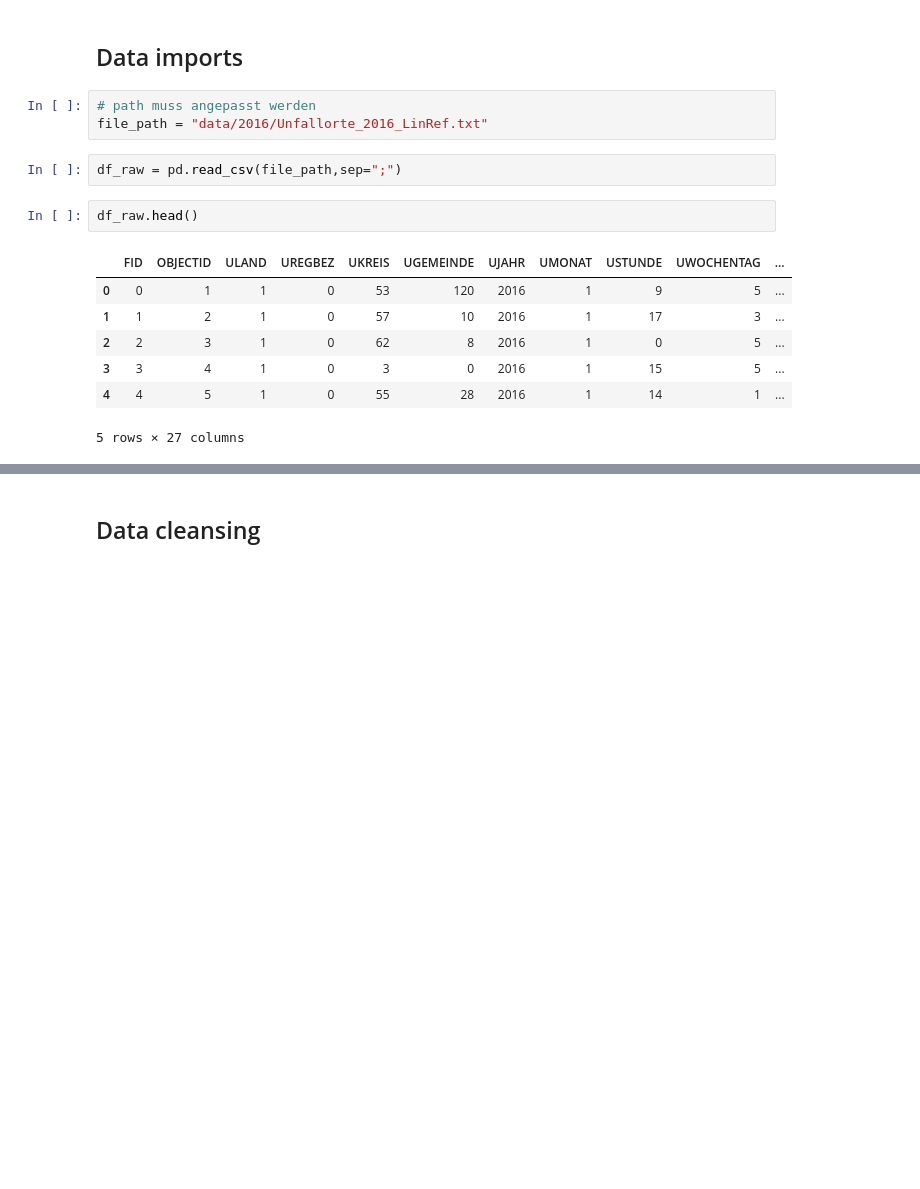
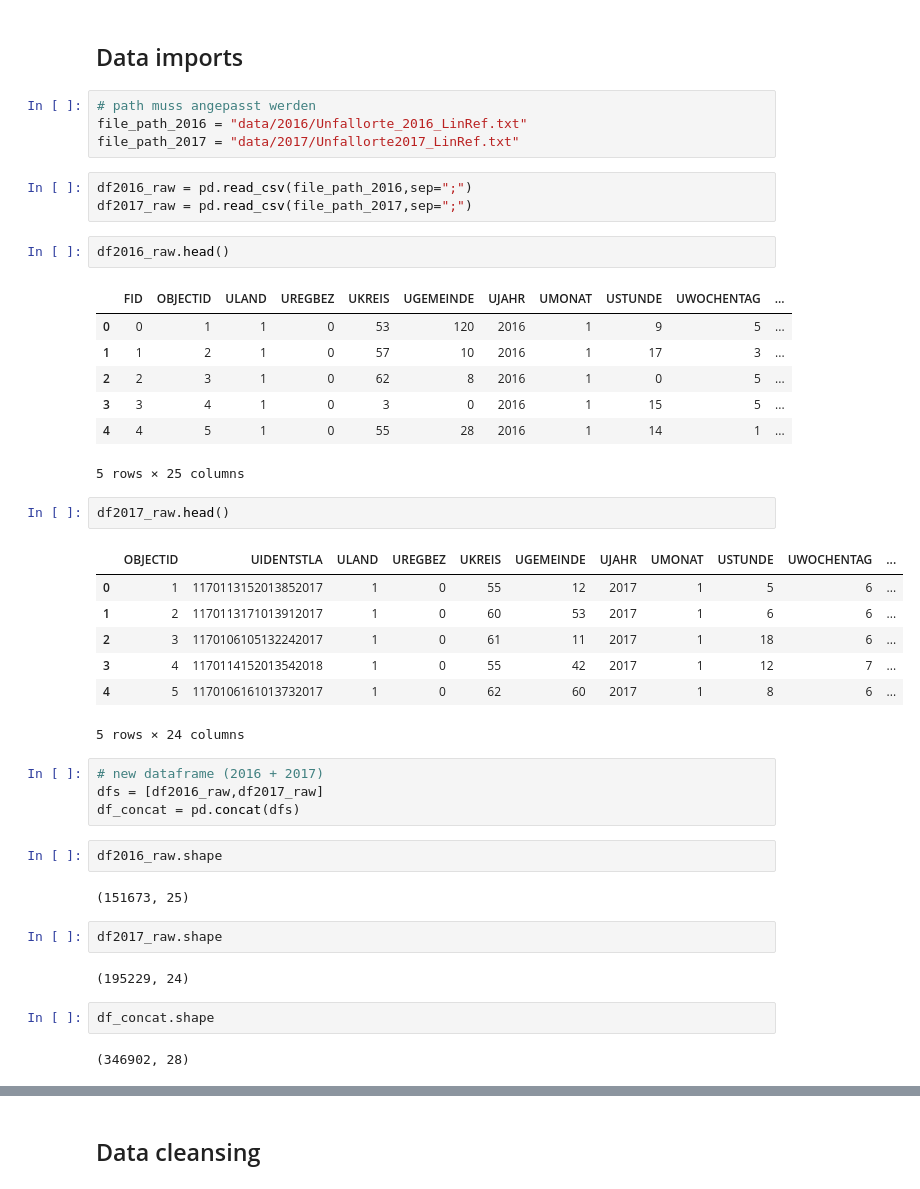
Before and after one commit to NicSch1992/TechLabsHH, a Jupyter notebook: blueprint.ipynb, the cells around one changed output, grey strips where cells are left out. Drawn from its saved outputs; the diff is of its cells as text; blank space fills up the shorter version.

```diff
--- a/blueprint.ipynb
+++ b/blueprint.ipynb
@@ -10,11 +10,13 @@ import seaborn as sns
 ## Data imports
 # %%
 # path muss angepasst werden
-file_path = "data/2016/Unfallorte_2016_LinRef.txt"
+file_path_2016 = "data/2016/Unfallorte_2016_LinRef.txt"
+file_path_2017 = "data/2017/Unfallorte2017_LinRef.txt"
-# %%
-df_raw = pd.read_csv(file_path,sep=";")
+# %%
+df2016_raw = pd.read_csv(file_path_2016,sep=";")
+df2017_raw = pd.read_csv(file_path_2017,sep=";")
 # %%
-df_raw.head()
+df2016_raw.head()
 # %% [output]
 |  | FID | OBJECTID | ULAND | UREGBEZ | UKREIS | UGEMEINDE | UJAHR | UMONAT | USTUNDE | UWOCHENTAG | ... |
 | 0 | 0 | 1 | 1 | 0 | 53 | 120 | 2016 | 1 | 9 | 5 | ... |
@@ -22,4 +24,30 @@ df_raw.head()
 | 2 | 2 | 3 | 1 | 0 | 62 | 8 | 2016 | 1 | 0 | 5 | ... |
 | 3 | 3 | 4 | 1 | 0 | 3 | 0 | 2016 | 1 | 15 | 5 | ... |
 | 4 | 4 | 5 | 1 | 0 | 55 | 28 | 2016 | 1 | 14 | 1 | ... |
-5 rows × 27 columns
+5 rows × 25 columns
+# %%
+df2017_raw.head()
+# %% [output]
+|  | OBJECTID | UIDENTSTLA | ULAND | UREGBEZ | UKREIS | UGEMEINDE | UJAHR | UMONAT | USTUNDE | UWOCHENTAG | ... |
+| 0 | 1 | 1170113152013852017 | 1 | 0 | 55 | 12 | 2017 | 1 | 5 | 6 | ... |
+| 1 | 2 | 1170113171013912017 | 1 | 0 | 60 | 53 | 2017 | 1 | 6 | 6 | ... |
+| 2 | 3 | 1170106105132242017 | 1 | 0 | 61 | 11 | 2017 | 1 | 18 | 6 | ... |
+| 3 | 4 | 1170114152013542018 | 1 | 0 | 55 | 42 | 2017 | 1 | 12 | 7 | ... |
+| 4 | 5 | 1170106161013732017 | 1 | 0 | 62 | 60 | 2017 | 1 | 8 | 6 | ... |
+5 rows × 24 columns
+# %%
+# new dataframe (2016 + 2017)
+dfs = [df2016_raw,df2017_raw]
+df_concat = pd.concat(dfs)
+# %%
+df2016_raw.shape
+# %% [output]
+(151673, 25)
+# %%
+df2017_raw.shape
+# %% [output]
+(195229, 24)
+# %%
+df_concat.shape
+# %% [output]
+(346902, 28)
```
Also changed, not shown: parts of 6 cells of this notebook.
